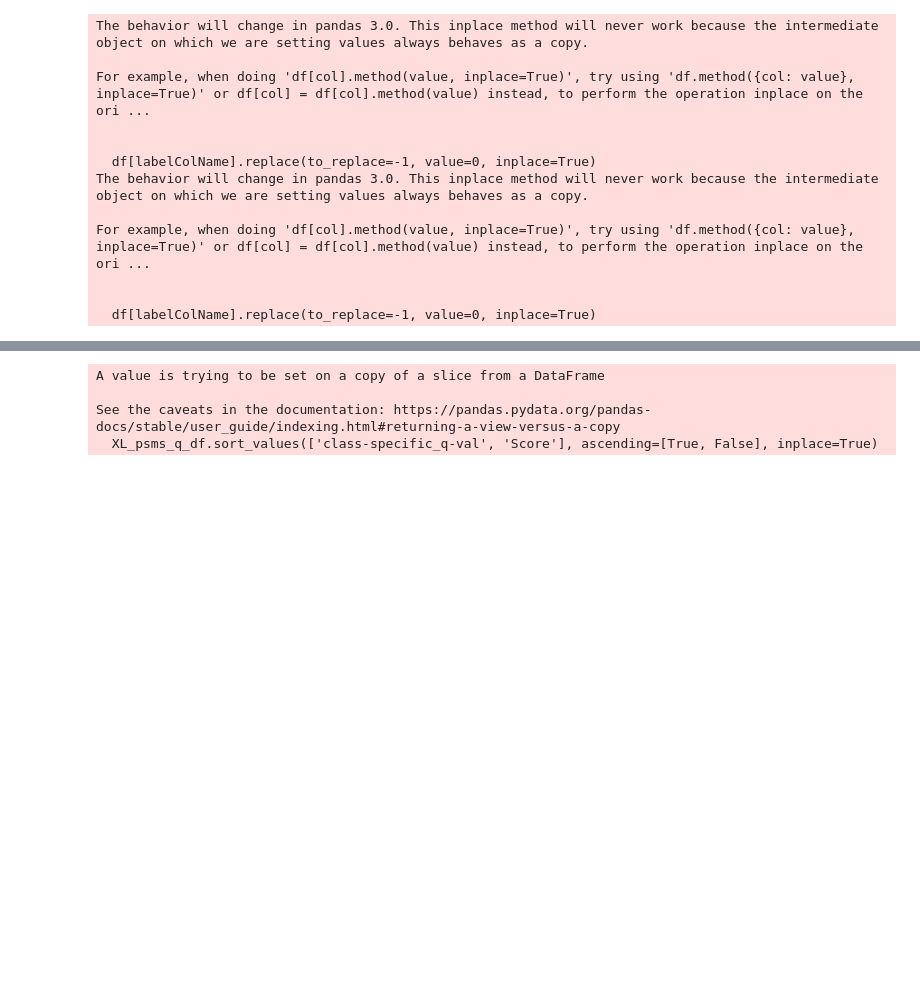
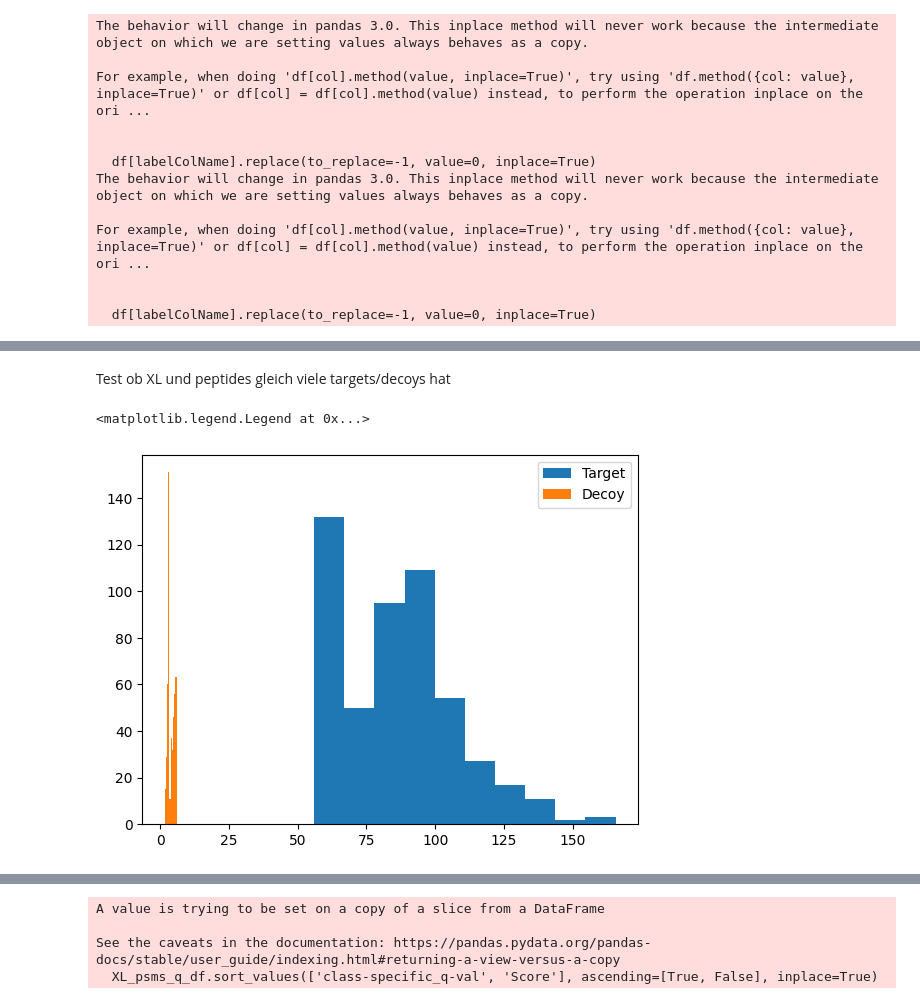
Before and after one commit to neelie01/Research-Project, a Jupyter notebook: src/pipeline.ipynb, the cells around one changed output, grey strips where cells are left out. Saved outputs shown, nothing was run; the diff lists cells and outputs as text; code cells hidden in the pictures; blank space fills up the shorter version.

```diff
--- a/src/pipeline.ipynb
+++ b/src/pipeline.ipynb
@@ -45,13 +47,20 @@ For example, when doing 'df[col].method(value, inplace=True)', try using 'df.met
 
   df[labelColName].replace(to_replace=-1, value=0, inplace=True)
 # %%
+df = pd.read_pickle("original.pkl")
 # determine minority class
-minority_class = min({df.loc[df['NuXL:isXL'] == 0].size, df.loc[df['NuXL:isXL'] == 1].size})
+minority_class = min({len(df.loc[df['NuXL:isXL'] == 0]), len(df.loc[df['NuXL:isXL'] == 1])})
 class_threshold = 500
-if (minority_class > class_threshold): minority_class = class_threshold
+if (minority_class > class_threshold):
+    print("truncating to " + str(class_threshold) + "\n")
+    minority_class = class_threshold
 # define training data (peptides with top and bottom scores of each class with rank 0)
 pep_top = df.loc[(df['NuXL:isXL'] == 0) & (df['rank'] == 0)][:int(minority_class/2)]
 pep_bottom = df.loc[(df['NuXL:isXL'] == 0) & (df['rank'] == 0)][-int(minority_class/2):]
 XL_top = df.loc[(df['NuXL:isXL'] == 1) & (df['rank'] == 0)][:int(minority_class/2)]
 XL_bottom = df.loc[(df['NuXL:isXL'] == 1) & (df['rank'] == 0)][-int(minority_class/2):]
 train_idx = np.concatenate([pep_top.index, pep_bottom.index, XL_top.index, XL_bottom.index])
+display(pep_top)
+display(pep_bottom)
+display(XL_top)
+display(XL_bottom)
@@ -64,6 +126,14 @@ labels[XL_top.index] = 1
+# %% [markdown]
+Test ob XL und peptides gleich viele targets/decoys hat
 # %%
 X_train = df.loc[train_idx,features]
-y_train = labels[train_idx]
-X = df.loc[:,features]
+y_train = df.loc[train_idx,'label']
+X = df
+plt.hist(X_train.loc[y_train==1, 'Score'], label = "Target")
+plt.hist(X_train.loc[y_train==0, 'Score'], label="Decoy")
+plt.legend()
+# %% [output]
+<matplotlib.legend.Legend at 0x...>
+[figure, added]
 # %%
 # initialise the k-fold cross validator
```
Also changed, not shown: parts of 7 cells of this notebook.
